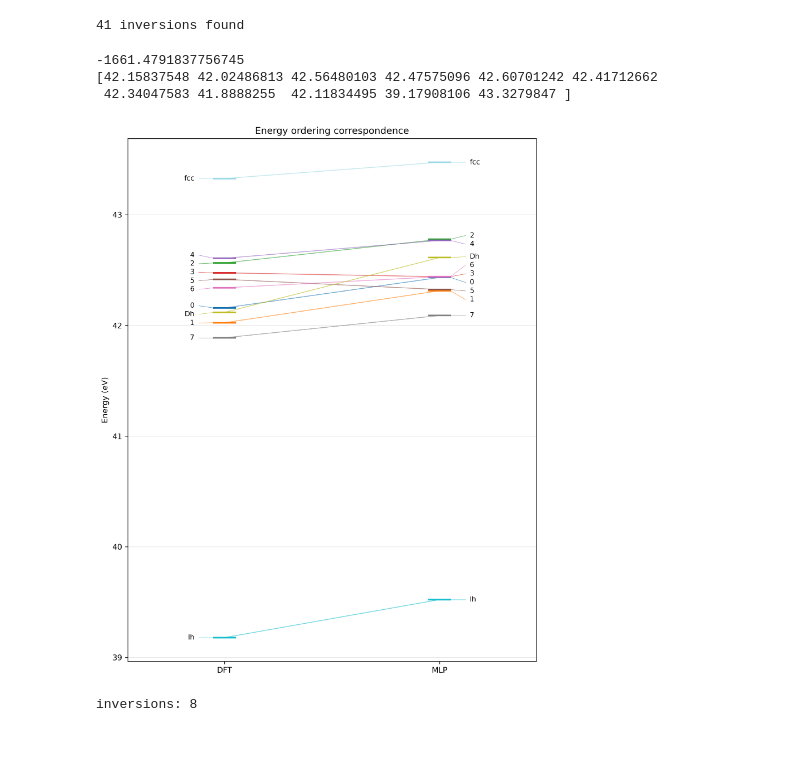
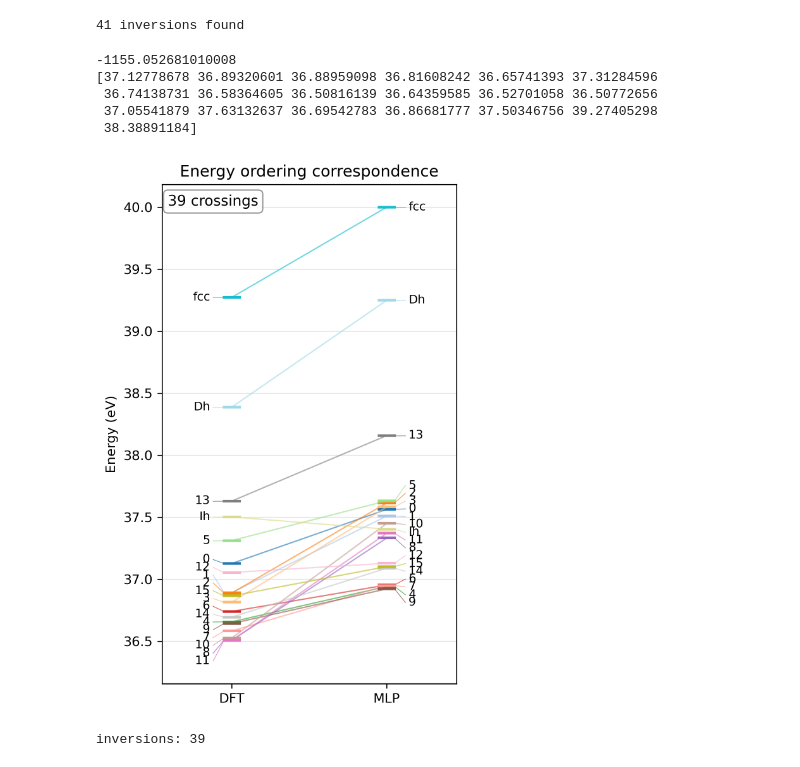
Before and after one commit to gilbogilb/mlp_codes_utils, a Jupyter notebook: workflows_examples/ID.ipynb, the cells around one changed output. Drawn from its saved outputs; the diff is of its cells as text; code cells hidden in the pictures.

Commit message:
added some plotting utilities

```diff
--- a/workflows_examples/ID.ipynb
+++ b/workflows_examples/ID.ipynb
@@ -896,7 +896,6 @@ def _declutter(values, min_sep):
     y_adj[order] = y_adj_sorted
     return y_adj
 
-
 def plot_energy_correspondence(
     energies_A,
     energies_B,
@@ -908,6 +907,7 @@ def plot_energy_correspondence(
     figsize=(8, 10),
     dpi=300,
     cmap_name='tab20',
+    inversions=None,
 ):
     energies_A = np.asarray(energies_A, dtype=float)
     energies_B = np.asarray(energies_B, dtype=float)
@@ -963,6 +963,16 @@ def plot_energy_correspondence(
     ax.set_title('Energy ordering correspondence')
     ax.grid(axis='y', alpha=0.3)
 
+    if inversions is not None:
+        ax.text(
+            0.02, 0.98,
+            f'{inversions} crossings',
+            transform=ax.transAxes,
+            ha='left', va='top',
+            fontsize=11,
+            bbox=dict(boxstyle='round', facecolor='white', edgecolor='gray', alpha=0.8),
+        )
+
     plt.tight_layout()
     plt.show()
 
@@ -970,30 +980,32 @@ def plot_energy_correspondence(
 # %%
 from mlputils.benchmark import energy_levels_crossings as elc, get_calc
 import yaml
 
-iso_file = '/Users/ginardi/Desktop/science/isomers/relaxed/Cu_55_relaxed.xyz'
-labels = ['0', '1', '2', '3', '4', '5', '6', '7', 'Dh', 'Ih', 'fcc']
-symbol   = 'Cu'
-alat     = 3.557
-cohesive_energy = -3.99
-config_file = '/Users/ginardi/Desktop/science/55Ry/Cu/tmp.yaml'
+iso_file = '/Users/ginardi/Desktop/science/isomers/relax-leonardo/Au55_relaxed.xyz'
+labels = ['0', '1', '2', '3', '4', '5', '6', '7', '8', '9', '10', '11', '12', '13', '14', '15', 'Ih', 'fcc', 'Dh']
+config_file = '/Users/ginardi/Desktop/science/55Ry/Au/0.001/tmp.yaml' #Au/0.001
 with open(config_file, 'r') as f:
     config = yaml.safe_load(f)
 calc = get_calc(config)
+symbol   = config.get('symbol')
+alat     = config.get('fcc_lattice_constant')
+cohesive_energy = config.get('cohesive_energy')
 
 ref_energies, calc_energies, inversions = elc(iso_file, calc, symbol, alat, cohesive_energy)
 
 eiso = config.get('E_iso')
 print(eiso)
 for i, e in enumerate(ref_energies):
     ref_energies[i] = e - 55*eiso #subtract isolated atom energy terms
 print(ref_energies)
 
-plot_energy_correspondence(ref_energies, calc_energies, labels=labels, left_label='DFT', right_label='MLP')
+plot_energy_correspondence(ref_energies, calc_energies, labels=labels, left_label='DFT', right_label='MLP', figsize=(4,6), inversions=inversions)
 print('inversions:', inversions)
 # %% [output]
--1661.4791837756745
-[42.15837548 42.02486813 42.56480103 42.47575096 42.60701242 42.41712662
- 42.34047583 41.8888255  42.11834495 39.17908106 43.3279847 ]
+-1155.052681010008
+[37.12778678 36.89320601 36.88959098 36.81608242 36.65741393 37.31284596
+ 36.74138731 36.58364605 36.50816139 36.64359585 36.52701058 36.50772656
+ 37.05541879 37.63132637 36.69542783 36.86681777 37.50346756 39.27405298
+ 38.38891184]
-[figure, old version]
+[figure, new version]
-inversions: 8
+inversions: 39
```
Also changed, not shown: 1 other file.
